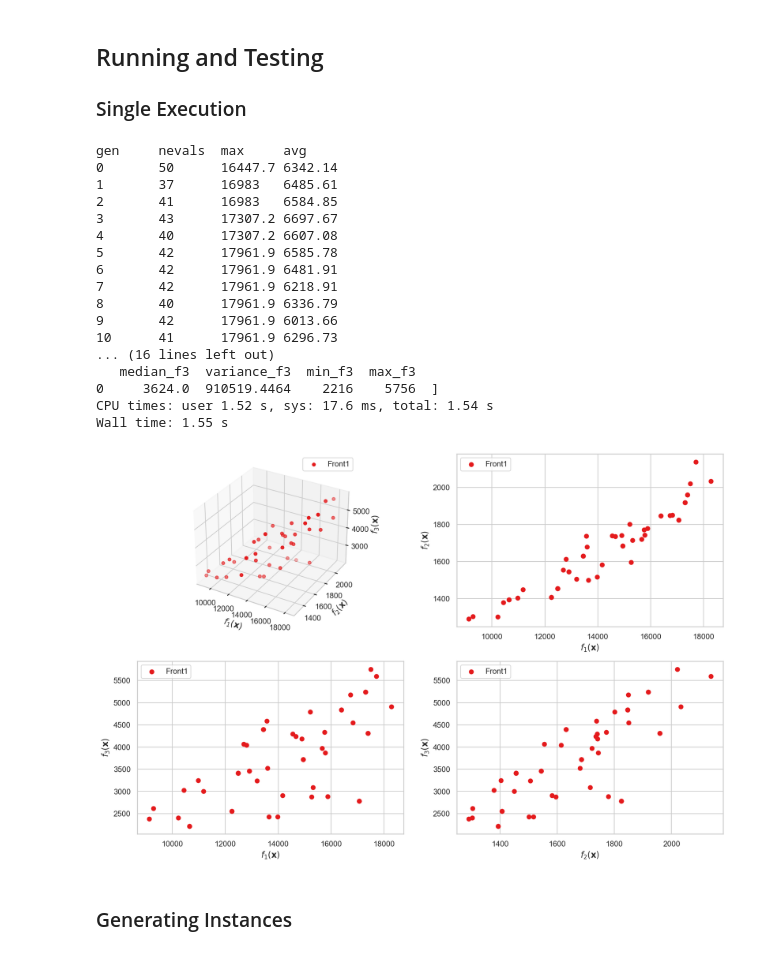
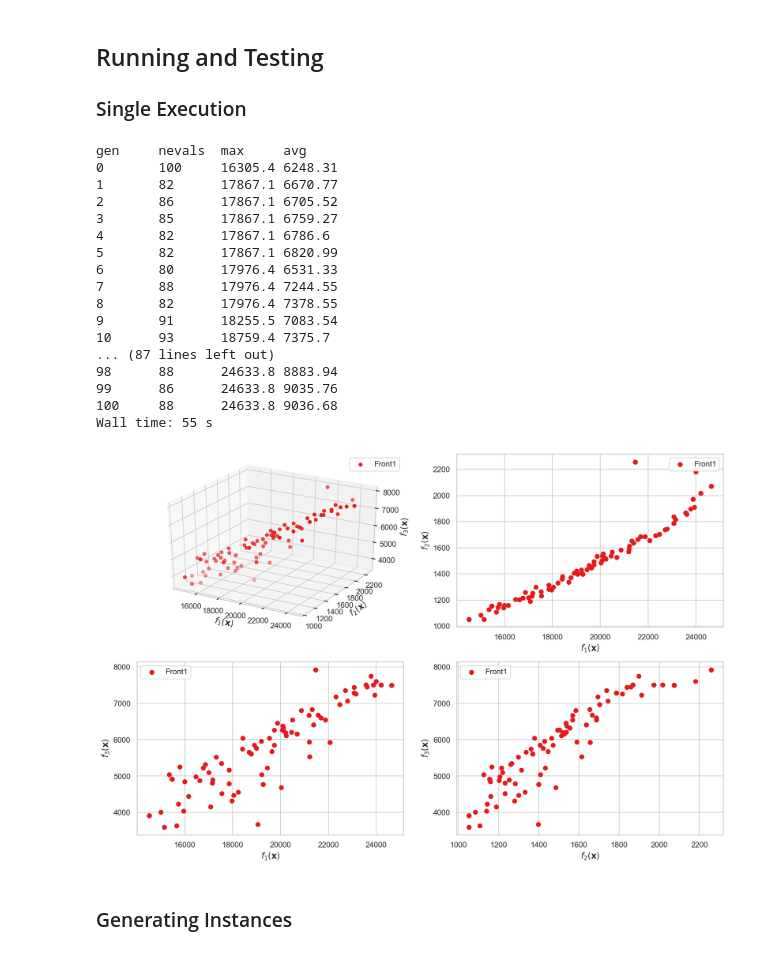
Before and after one commit to upadhyan/NaturalKnapsack, a Jupyter notebook: GA Execution.ipynb, the cells around one changed output. Cells and saved outputs as stored; diff of their text form; code cells hidden in the pictures.

```diff
--- a/GA Execution.ipynb
+++ b/GA Execution.ipynb
@@ -32,7 +32,7 @@ def instance_create(file_name, m, pop_size, num_gen, mut_rate, xover_rate):
     with open(file_name) as f:
         lines = f.readlines()
     d = dict();
-    d['ref'] = lines[0]
+    d['ref'] = lines[0].strip()
     num_of_vars = d['num_of_vars'] = int(lines[1])
     d['profits'] = np.asarray(ws_split_int(lines[2]))
     combinations = [ws_split_int(i) for i in lines[3:num_of_vars+2]]
@@ -206,27 +212,27 @@ def execute_EA(instance):
 ### Single Execution
 # %%
 #file_name, m, pop_size, num_gen, mut_rate, xover_rate
-instance = instance_create('jeu_100_25_1.txt', 3, 50, 20, .05, .8)
+instance = instance_create('jeu_100_25_1.txt', 3, 100, 100, .05, .8)
 %time res, logbook, fronts, stats = execute_EA(instance)
 # %% [output]
 gen     nevals  max     avg
-0       50      16447.7 6342.14
-1       37      16983   6485.61
-2       41      16983   6584.85
-3       43      17307.2 6697.67
-4       40      17307.2 6607.08
-5       42      17961.9 6585.78
-6       42      17961.9 6481.91
-7       42      17961.9 6218.91
-8       40      17961.9 6336.79
-9       42      17961.9 6013.66
-10      41      17961.9 6296.73
-... (16 lines left out)
-   median_f3  variance_f3  min_f3  max_f3
-0     3624.0  910519.4464    2216    5756  ]
-CPU times: user 1.52 s, sys: 17.6 ms, total: 1.54 s
-Wall time: 1.55 s
+0       100     16305.4 6248.31
+1       82      17867.1 6670.77
+2       86      17867.1 6705.52
+3       85      17867.1 6759.27
+4       82      17867.1 6786.6
+5       82      17867.1 6820.99
+6       80      17976.4 6531.33
+7       88      17976.4 7244.55
+8       82      17976.4 7378.55
+9       91      18255.5 7083.54
+10      93      18759.4 7375.7
+... (87 lines left out)
+98      88      24633.8 8883.94
+99      86      24633.8 9035.76
+100     88      24633.8 9036.68
+Wall time: 55 s
-[figure, old version]
+[figure, new version]
 # %% [markdown]
 ### Generating Instances
 # %%
```
Also changed, not shown: parts of 3 cells of this notebook.
